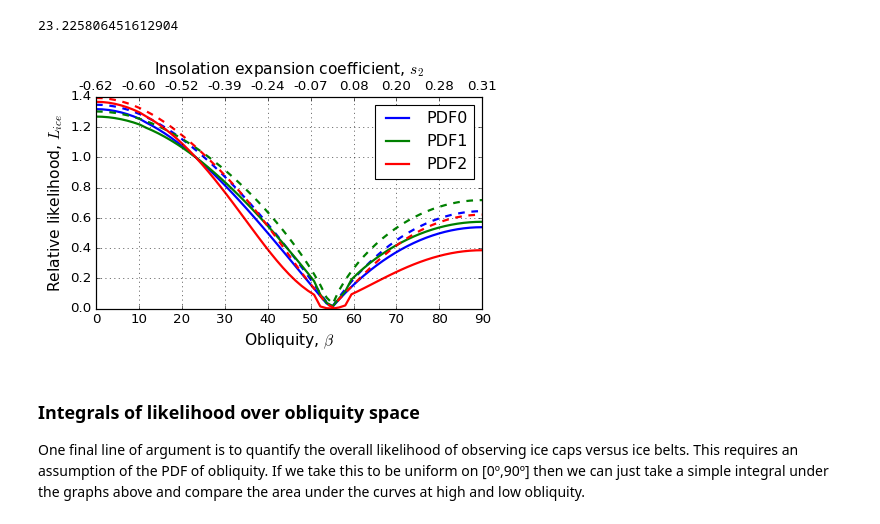
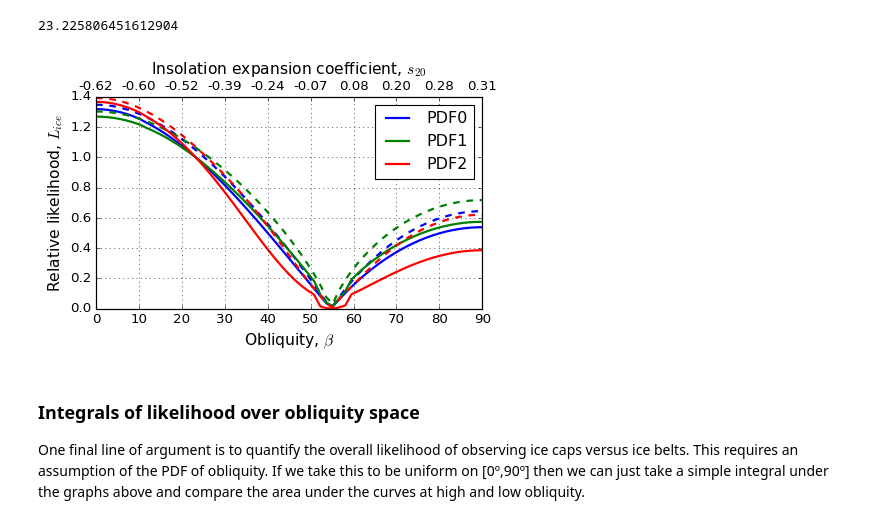
Before and after one commit to brian-rose/ebm-analytical, a Jupyter notebook: Ice Caps and Ice Belts -- figures.ipynb, the cells around one changed output. Cells and saved outputs as stored; diff of their text form; code cells hidden in the pictures.

Commit message:
Tweak figure labels, should be s_20 no s_2

```diff
--- a/Ice Caps and Ice Belts -- figures.ipynb
+++ b/Ice Caps and Ice Belts -- figures.ipynb
@@ -375,35 +375,35 @@ Lice_result_all['obliquity'][ind]
 ## Plot both together, but normalize by the accessible probability
 oblticks = np.arange(0., 100., 10.)
 s2ticks = ['%1.2f'%F for F in ebm.s2(np.deg2rad(oblticks))]
 colors = ['b', 'g', 'r']
 obl = Lice_result_all['obliquity']
 
 fig, ax = plt.subplots(figsize=(6,4))
 for n, (Lice_all, Lice_accessible) in enumerate(zip(Lice_result_all['Lice_all'],
                                                     Lice_result_accessible['Lice_accessible'])):
     ax.plot(obl, Lice_all / Lice_accessible[ind],
             linewidth=2, color=colors[n], linestyle='--')
     ax.plot(obl, Lice_accessible / Lice_accessible[ind],
             linewidth=2, label='PDF{}'.format(n), color=colors[n])
 #ax.plot(obl, np.abs(ebm.s2(np.deg2rad(obl)) / ebm.s2((np.deg2rad(23.45)))),
 #        'k--', label=r'$|s_2|$')
 
 ax.grid()
 ax.legend()
 
 ax.set_xlabel(r'Obliquity, $\beta$', fontsize=14)
 ax.set_ylabel(r'Relative likelihood, $L_{ice}$', fontsize=14)
 ax.set_xticks(oblticks)
 ax2 = ax.twiny()
 ax2.set_xticks(oblticks)
 ax2.set_xticklabels(s2ticks)
-ax2.set_xlabel(r'Insolation expansion coefficient, $s_2$', fontsize=14)
+ax2.set_xlabel(r'Insolation expansion coefficient, $s_{20}$', fontsize=14)
 
 fig.tight_layout()
 
 #fig.savefig('Lice_comprehensive.pdf')
 # %% [output]
-[figure, old version]
+[figure, new version]
 # %% [markdown]
 ### Integrals of likelihood over obliquity space
 
```
Also changed, not shown: parts of 1 cell of this notebook.
